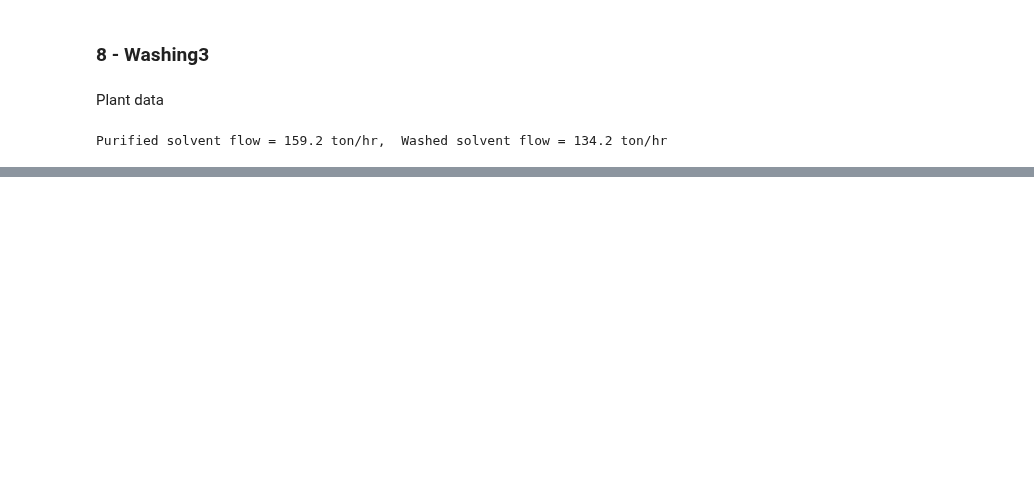
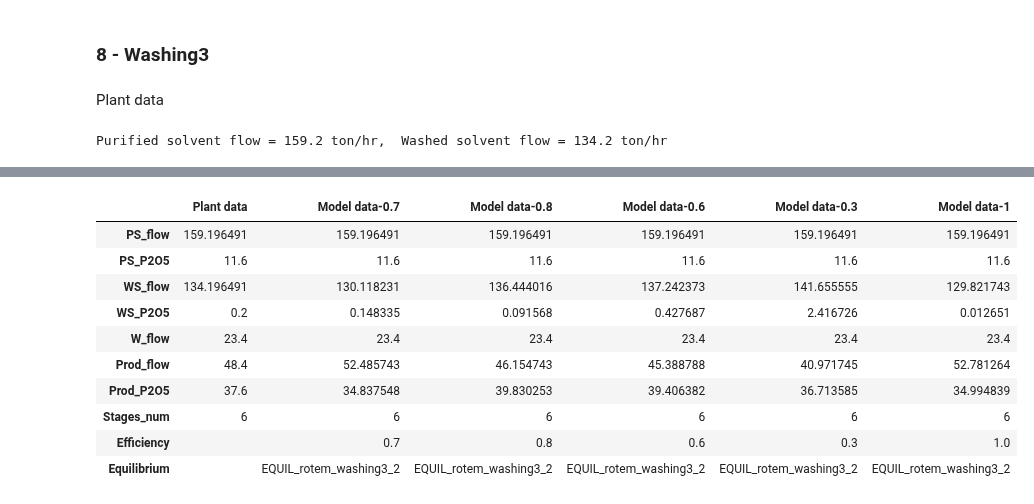
Before and after one commit to vladgap/LLC, a Jupyter notebook: Rotem LLC simulation 9.ipynb, the cells around one changed output, grey strips where cells are left out. Saved outputs shown, nothing was run; the diff lists cells and outputs as text; code cells hidden in the pictures; blank space fills up the shorter version.

```diff
--- a/Rotem LLC simulation 9.ipynb
+++ b/Rotem LLC simulation 9.ipynb
@@ -1100,3 +1101,19 @@ Product flow = 49.66 ton/hr,   Product P2O5 = 36.8%
+# %%
+bat=bat8_1
+summary_table8['Model data-0.7']=[bat.Oin,bat.yin[1]/98*71,bat.Oout,bat.yout[1]/98*71,bat.Ain,bat.Aout,bat.xout[1]/98*71, f"{bat.stages_num:.0f}", bat.eff[0,1], str(bat.EQUIL)[17:-2]]
+summary_table8
+# %% [output]
+|  | Plant data | Model data-0.7 | Model data-0.8 | Model data-0.6 | Model data-0.3 | Model data-1 |
+| PS_flow | 159.196491 | 159.196491 | 159.196491 | 159.196491 | 159.196491 | 159.196491 |
+| PS_P2O5 | 11.6 | 11.6 | 11.6 | 11.6 | 11.6 | 11.6 |
+| WS_flow | 134.196491 | 130.118231 | 136.444016 | 137.242373 | 141.655555 | 129.821743 |
+| WS_P2O5 | 0.2 | 0.148335 | 0.091568 | 0.427687 | 2.416726 | 0.012651 |
+| W_flow | 23.4 | 23.4 | 23.4 | 23.4 | 23.4 | 23.4 |
+| Prod_flow | 48.4 | 52.485743 | 46.154743 | 45.388788 | 40.971745 | 52.781264 |
+| Prod_P2O5 | 37.6 | 34.837548 | 39.830253 | 39.406382 | 36.713585 | 34.994839 |
+| Stages_num | 6 | 6 | 6 | 6 | 6 | 6 |
+| Efficiency |  | 0.7 | 0.8 | 0.6 | 0.3 | 1.0 |
+| Equilibrium |  | EQUIL_rotem_washing3_2 | EQUIL_rotem_washing3_2 | EQUIL_rotem_washing3_2 | EQUIL_rotem_washing3_2 | EQUIL_rotem_washing3_2 |
 # %%
 table8_1=LLC.BatteryTable(bat8_1).data
 # %% [output]
```
Also changed, not shown: parts of 7 cells of this notebook.
